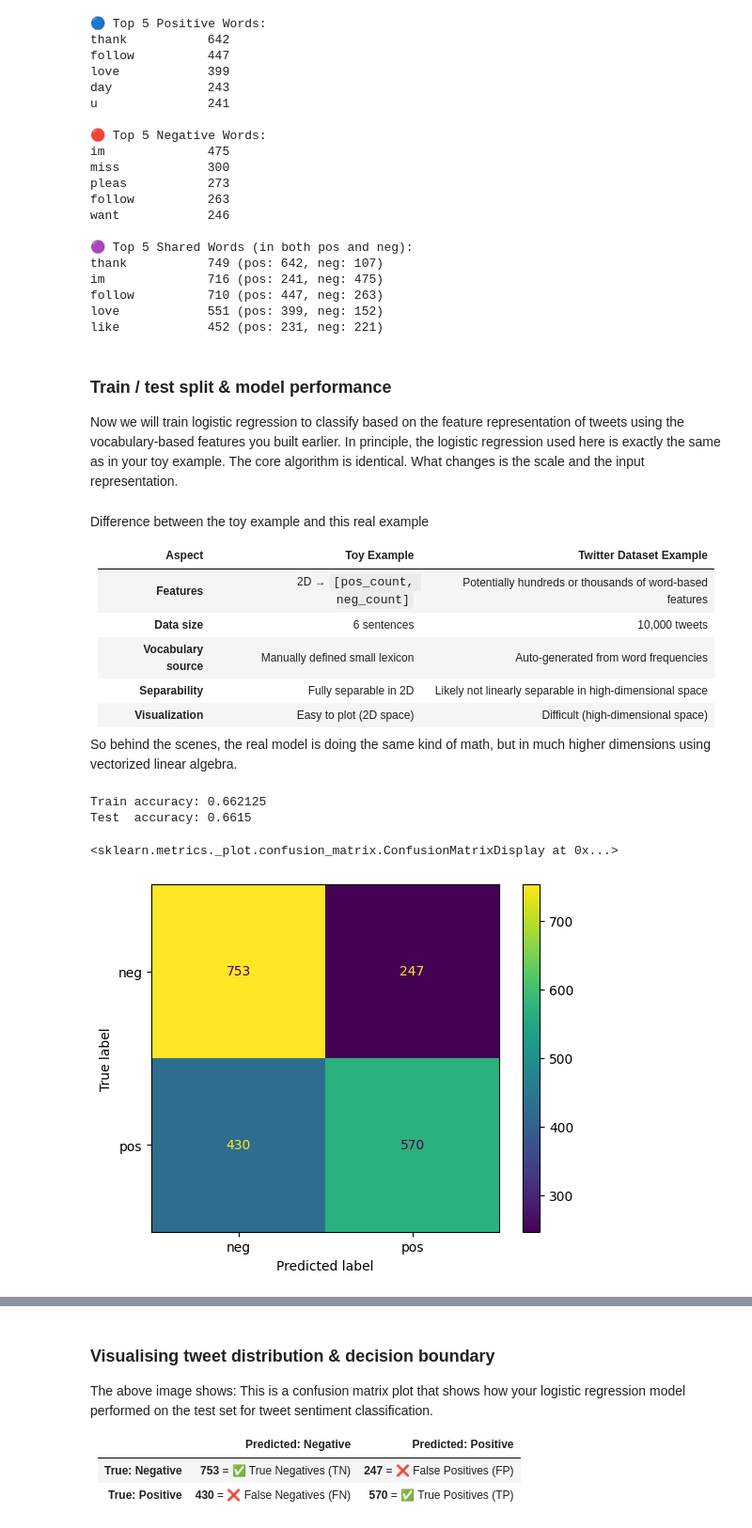
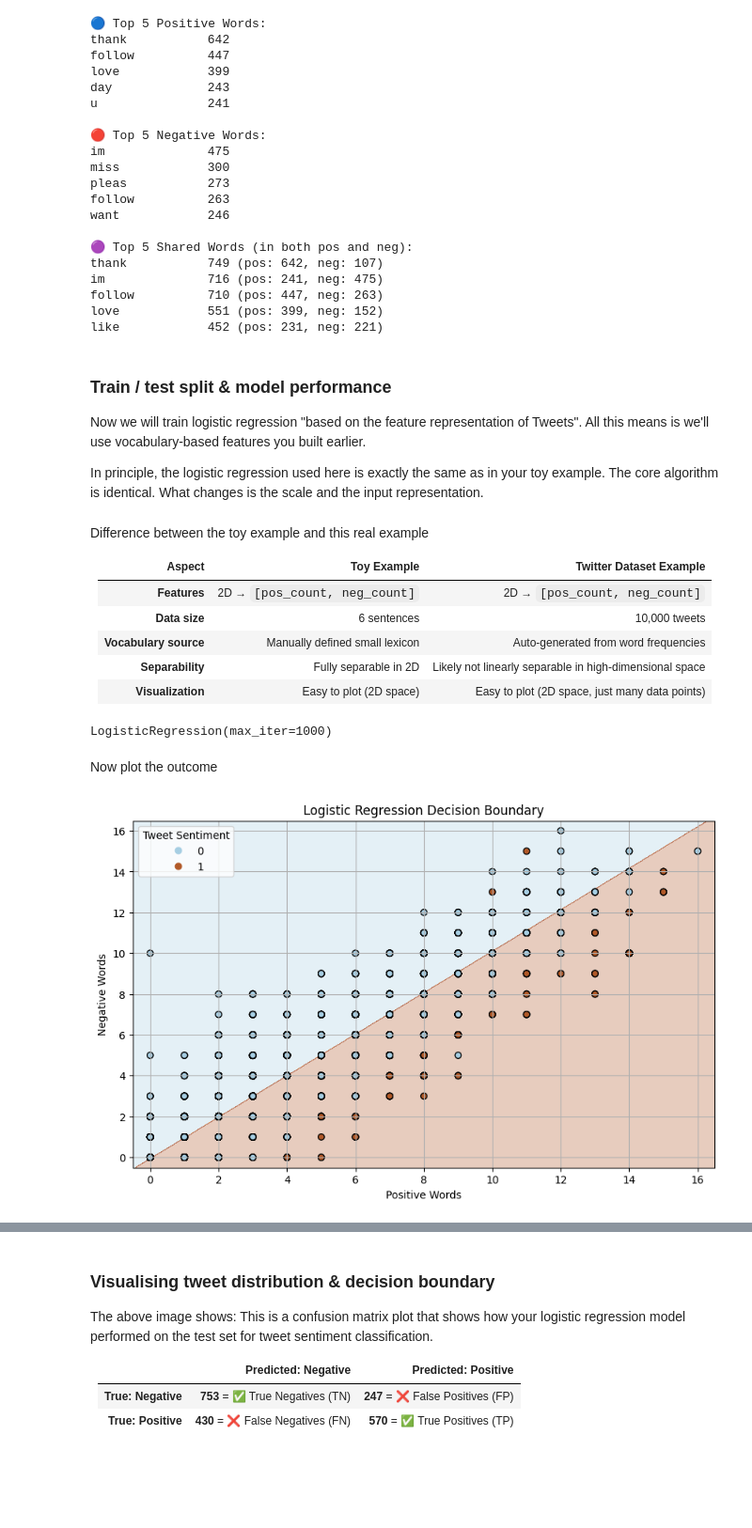
Before and after one commit to Joe-rini/nlp-specialization-colab, a Jupyter notebook: week1/C1W1_L3_Logistic_Regression_Teaching_v4.ipynb, the cells around one changed output, grey strips where cells are left out. Shown: that part at 94% size. Saved outputs shown, nothing was run; the diff lists cells and outputs as text; code cells hidden in the pictures; blank space fills up the shorter version.

```diff
--- a/week1/C1W1_L3_Logistic_Regression_Teaching_v4.ipynb
+++ b/week1/C1W1_L3_Logistic_Regression_Teaching_v4.ipynb
@@ -367,36 +432,61 @@ like            452 (pos: 231, neg: 221)
 # %% [markdown]
 ### Train / test split & model performance
 
-Now we will train logistic regression to classify based on the feature representation of tweets using the vocabulary-based features you built earlier.
+Now we will train logistic regression "based on the feature representation of Tweets". All this means is we'll use vocabulary-based features you built earlier.
+
 In principle, the logistic regression used here is exactly the same as in your toy example. The core algorithm is identical. What changes is the scale and the input representation.
 # %% [markdown]
 Difference between the toy example and this real example
 
 | Aspect                | Toy Example                    | Twitter Dataset Example                                  |
 | --------------------- | ------------------------------ | -------------------------------------------------------- |
-| **Features**          | 2D → `[pos_count, neg_count]`  | Potentially hundreds or thousands of word-based features |
+| **Features**          | 2D → `[pos_count, neg_count]`  |  2D → `[pos_count, neg_count]` |
 | **Data size**         | 6 sentences                    | 10,000 tweets                                            |
 | **Vocabulary source** | Manually defined small lexicon | Auto-generated from word frequencies                     |
 | **Separability**      | Fully separable in 2D          | Likely not linearly separable in high-dimensional space  |
-| **Visualization**     | Easy to plot (2D space)        | Difficult (high-dimensional space)                       |
-
-So behind the scenes, the real model is doing the same kind of math, but in much higher dimensions using vectorized linear algebra.
+| **Visualization**     | Easy to plot (2D space)        | Easy to plot (2D space, just many data points)                       |
 # %%
+#import the ML packages
 from sklearn.model_selection import train_test_split
 from sklearn.linear_model import LogisticRegression
 from sklearn.metrics import accuracy_score, confusion_matrix, ConfusionMatrixDisplay
 
+#split the 10k Tweets into Training and Testing sets
 X_train, X_test, y_train, y_test = train_test_split(X, ys, test_size=0.2, random_state=42, stratify=ys)
 
+#Setup the model
 model = LogisticRegression(max_iter=1000)
 model.fit(X_train, y_train)
-
-print("Train accuracy:", accuracy_score(y_train, model.predict(X_train)))
-print("Test  accuracy:", accuracy_score(y_test,  model.predict(X_test)))
-
-ConfusionMatrixDisplay.from_estimator(model, X_test, y_test, display_labels=['neg','pos'])
 # %% [output]
-Train accuracy: 0.662125
-Test  accuracy: 0.6615
+LogisticRegression(max_iter=1000)
-<sklearn.metrics._plot.confusion_matrix.ConfusionMatrixDisplay at 0x...>
-[figure, removed]
+# %% [markdown]
+Now plot the outcome
+# %%
+import numpy as np
+import matplotlib.pyplot as plt
+
+# Generate a mesh grid over feature space
+h = 0.01  # grid step
+x_min, x_max = X[:, 0].min() - 0.5, X[:, 0].max() + 0.5
+y_min, y_max = X[:, 1].min() - 0.5, X[:, 1].max() + 0.5
+xx, yy = np.meshgrid(np.arange(x_min, x_max, h),
+                     np.arange(y_min, y_max, h))
+
+# Predict on the grid
+Z = model.predict(np.c_[xx.ravel(), yy.ravel()])
+Z = Z.reshape(xx.shape)
+
+# Plot the decision boundary
+plt.figure(figsize=(10, 6))
+plt.contourf(xx, yy, Z, alpha=0.3, cmap=plt.cm.Paired)
+
+# Plot the original data points
+scatter = plt.scatter(X[:, 0], X[:, 1], c=ys, edgecolors='k', cmap=plt.cm.Paired)
+plt.xlabel("Positive Words")
+plt.ylabel("Negative Words")
+plt.title("Logistic Regression Decision Boundary")
+plt.legend(*scatter.legend_elements(), title="Tweet Sentiment")
+plt.grid(True)
+plt.show()
+# %% [output]
+[figure, added]
```
Also changed, not shown: parts of 25 cells of this notebook.
